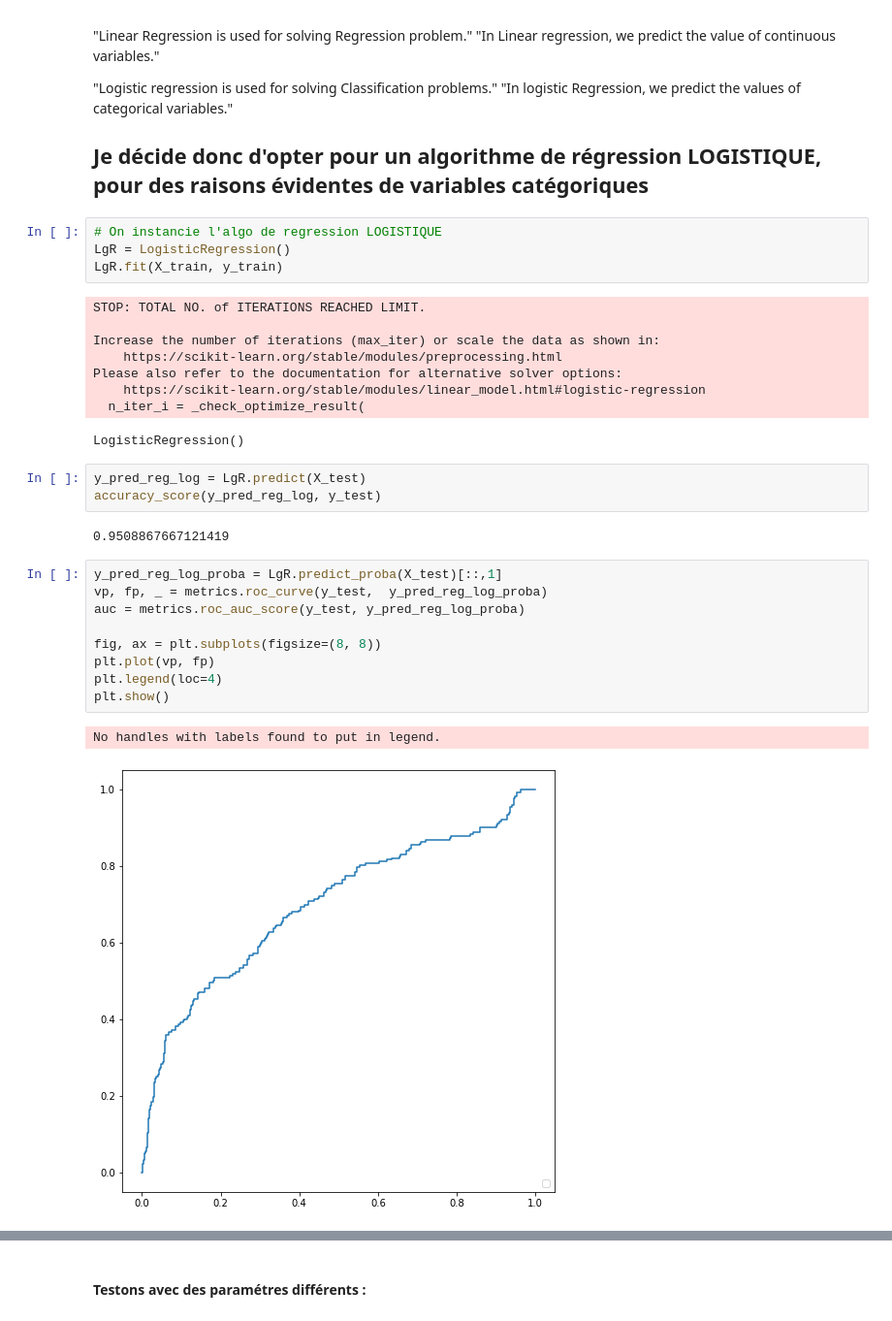
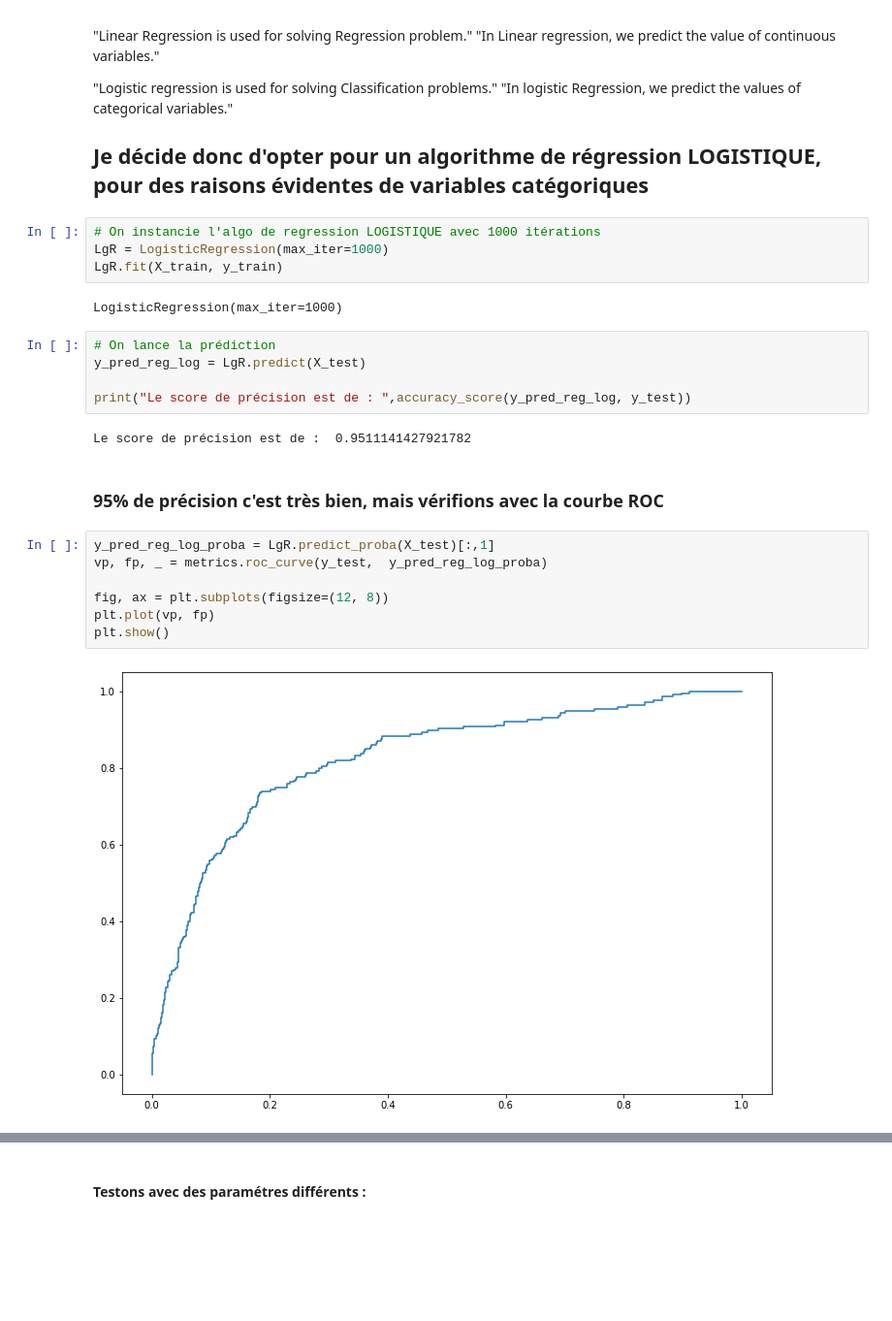
Before and after one commit to Guillaume-Lazaro/Projet_machine_learning, a Jupyter notebook: fake_jobs.ipynb, the cells around one changed output, grey strips where cells are left out. Shown: that part at 97% size. Saved outputs shown, nothing was run; the diff lists cells and outputs as text; blank space fills up the shorter version.

Commit message:
Ajout de l'analyse et du model building

```diff
--- a/fake_jobs.ipynb
+++ b/fake_jobs.ipynb
@@ -177,32 +195,26 @@ y_test.shape, y_pred_reg_lin.shape
 
 ## Je décide donc d'opter pour un algorithme de régression LOGISTIQUE, pour des raisons évidentes de variables catégoriques
 # %%
-# On instancie l'algo de regression LOGISTIQUE
-LgR = LogisticRegression()
+# On instancie l'algo de regression LOGISTIQUE avec 1000 itérations
+LgR = LogisticRegression(max_iter=1000)
 LgR.fit(X_train, y_train)
 # %% [output]
-STOP: TOTAL NO. of ITERATIONS REACHED LIMIT.
-
-Increase the number of iterations (max_iter) or scale the data as shown in:
-    https://scikit-learn.org/stable/modules/preprocessing.html
-Please also refer to the documentation for alternative solver options:
-    https://scikit-learn.org/stable/modules/linear_model.html#logistic-regression
-  n_iter_i = _check_optimize_result(
+LogisticRegression(max_iter=1000)
-LogisticRegression()
 # %%
+# On lance la prédiction
 y_pred_reg_log = LgR.predict(X_test)
-accuracy_score(y_pred_reg_log, y_test)
+
+print("Le score de précision est de : ",accuracy_score(y_pred_reg_log, y_test))
 # %% [output]
-0.9508867667121419
+Le score de précision est de :  0.9511141427921782
+# %% [markdown]
+### 95% de précision c'est très bien, mais vérifions avec la courbe ROC
 # %%
-y_pred_reg_log_proba = LgR.predict_proba(X_test)[::,1]
+y_pred_reg_log_proba = LgR.predict_proba(X_test)[:,1]
 vp, fp, _ = metrics.roc_curve(y_test,  y_pred_reg_log_proba)
-auc = metrics.roc_auc_score(y_test, y_pred_reg_log_proba)
 
-fig, ax = plt.subplots(figsize=(8, 8))
+fig, ax = plt.subplots(figsize=(12, 8))
 plt.plot(vp, fp)
-plt.legend(loc=4)
 plt.show()
 # %% [output]
-No handles with labels found to put in legend.
-[figure, old version]
+[figure, new version]
```
Also changed, not shown: parts of 31 cells of this notebook.
